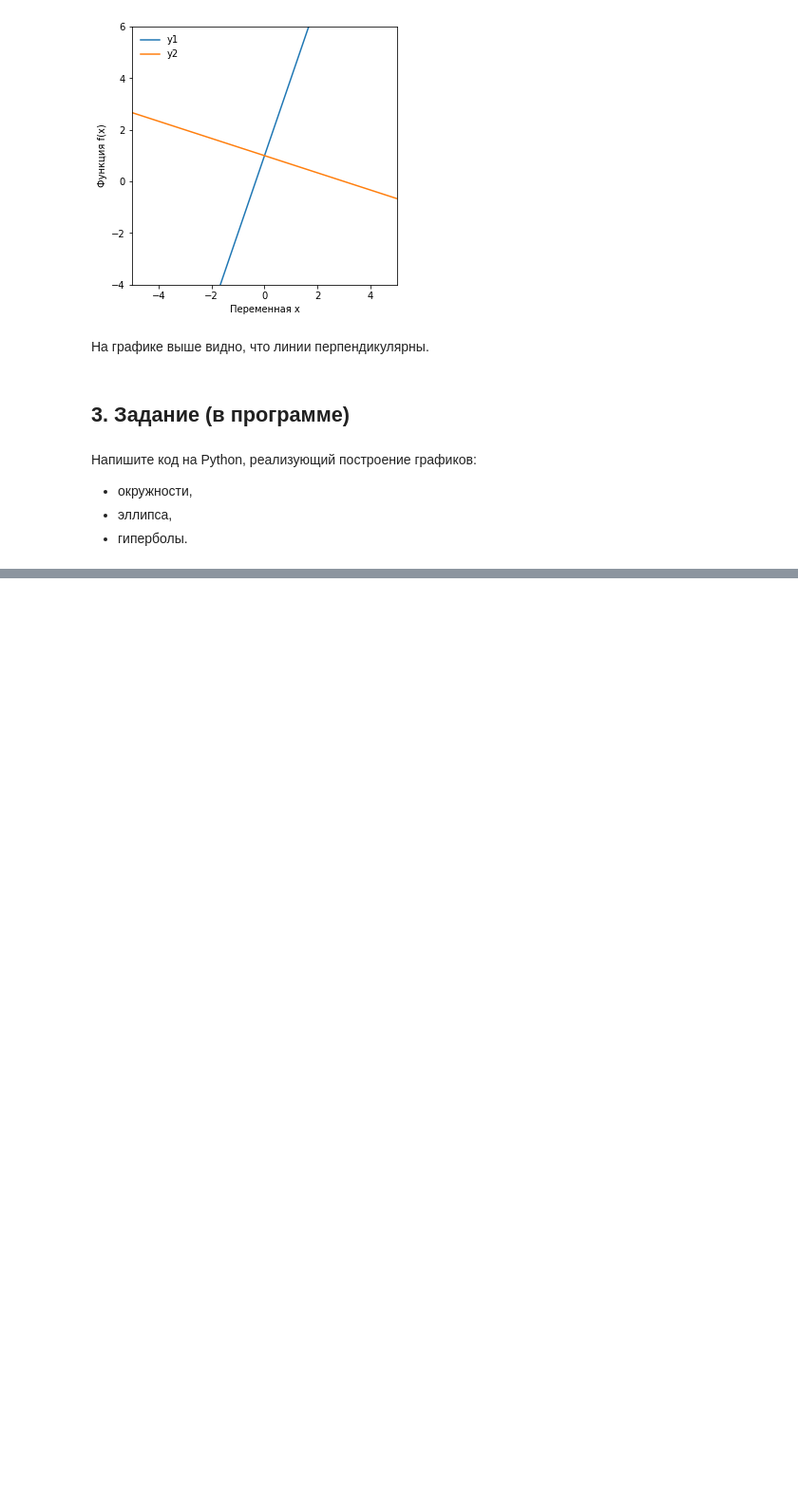
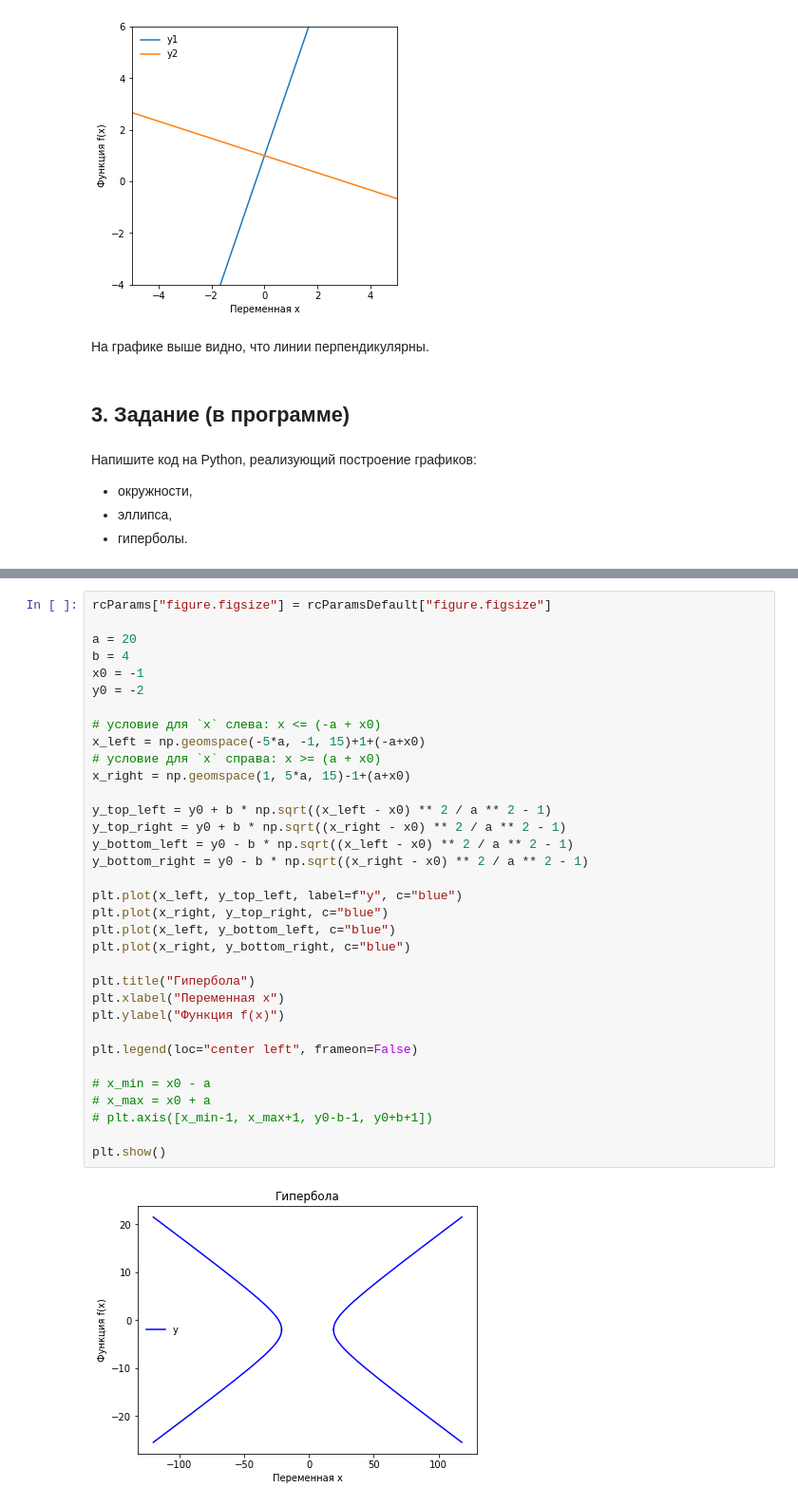
Before and after one commit to Gecod/GB, a Jupyter notebook: 2021.09-10 Introduction to Higher Mathematics/Task_03/Task_03.ipynb, the cells around one changed output, grey strips where cells are left out. Shown at 95% size. Cells and saved outputs as stored; diff of their text form; blank space fills up the shorter version.

```diff
--- a/2021.09-10 Introduction to Higher Mathematics/Task_03/Task_03.ipynb
+++ b/2021.09-10 Introduction to Higher Mathematics/Task_03/Task_03.ipynb
@@ -111,0 +139,36 @@ plt.show()
+# %%
+rcParams["figure.figsize"] = rcParamsDefault["figure.figsize"]
+
+a = 20
+b = 4
+x0 = -1
+y0 = -2
+
+# условие для `x` слева: x <= (-a + x0)
+x_left = np.geomspace(-5*a, -1, 15)+1+(-a+x0)
+# условие для `x` справа: x >= (a + x0)
+x_right = np.geomspace(1, 5*a, 15)-1+(a+x0)
+
+y_top_left = y0 + b * np.sqrt((x_left - x0) ** 2 / a ** 2 - 1)
+y_top_right = y0 + b * np.sqrt((x_right - x0) ** 2 / a ** 2 - 1)
+y_bottom_left = y0 - b * np.sqrt((x_left - x0) ** 2 / a ** 2 - 1)
+y_bottom_right = y0 - b * np.sqrt((x_right - x0) ** 2 / a ** 2 - 1)
+
+plt.plot(x_left, y_top_left, label=f"y", c="blue")
+plt.plot(x_right, y_top_right, c="blue")
+plt.plot(x_left, y_bottom_left, c="blue")
+plt.plot(x_right, y_bottom_right, c="blue")
+
+plt.title("Гипербола")
+plt.xlabel("Переменная x")
+plt.ylabel("Функция f(x)")
+
+plt.legend(loc="center left", frameon=False)
+
+# x_min = x0 - a
+# x_max = x0 + a
+# plt.axis([x_min-1, x_max+1, y0-b-1, y0+b+1])
+
+plt.show()
+# %% [output]
+[figure, added]
```
Also changed, not shown: parts of 6 cells of this notebook.
